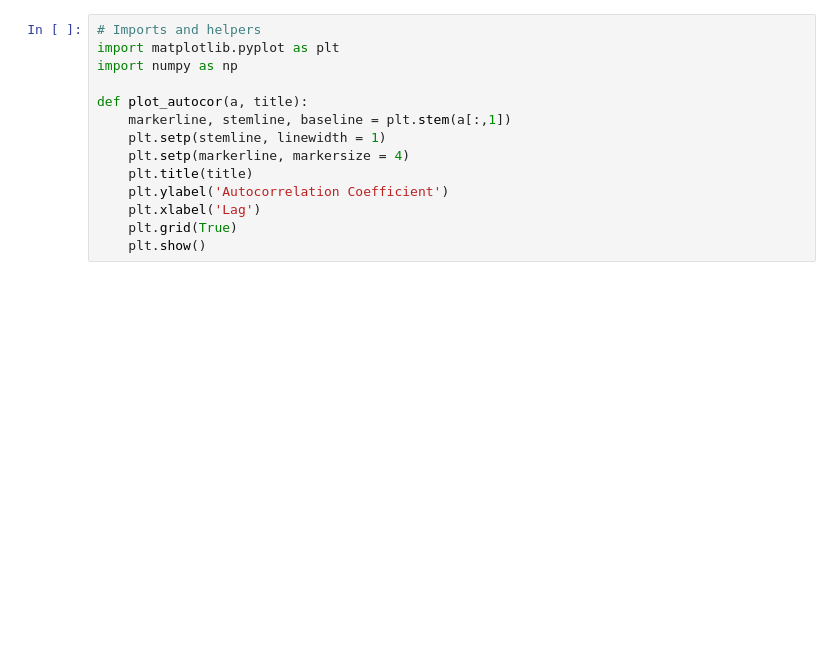
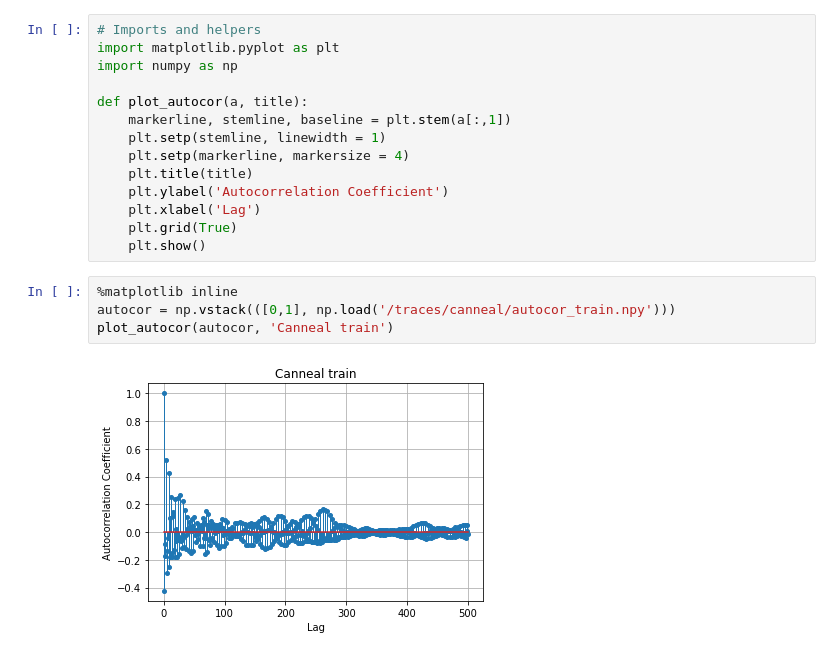
Before and after one commit to mcapuccini/dl-prefetch, a Jupyter notebook: notebooks/autocorrelation.ipynb, the cells around one changed output. Drawn from its saved outputs; the diff is of its cells as text; blank space fills up the shorter version.

Commit message:
Autocorrelation

```diff
--- a/notebooks/autocorrelation.ipynb
+++ b/notebooks/autocorrelation.ipynb
@@ -12,5 +12,11 @@ def plot_autocor(a, title):
     plt.xlabel('Lag')
     plt.grid(True)
     plt.show()
+# %%
+%matplotlib inline
+autocor = np.vstack(([0,1], np.load('/traces/canneal/autocor_train.npy')))
+plot_autocor(autocor, 'Canneal train')
+# %% [output]
+[figure, added]
 # %%
 %matplotlib inline
```
Also changed, not shown: parts of 2 cells of this notebook, 2 other files.
